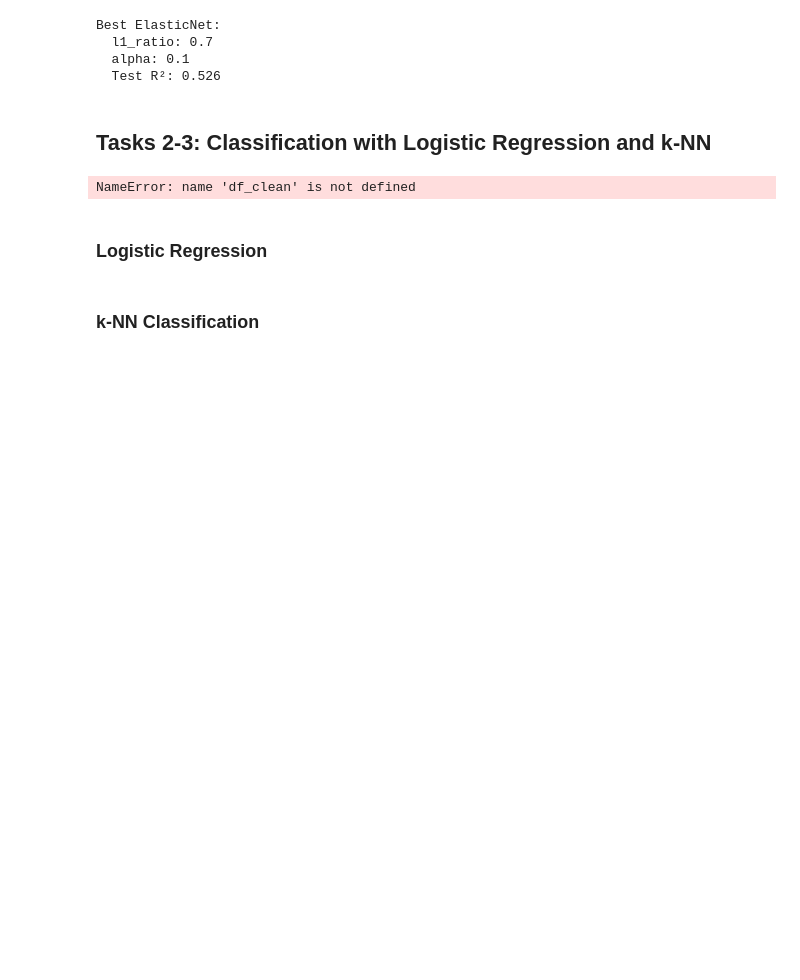
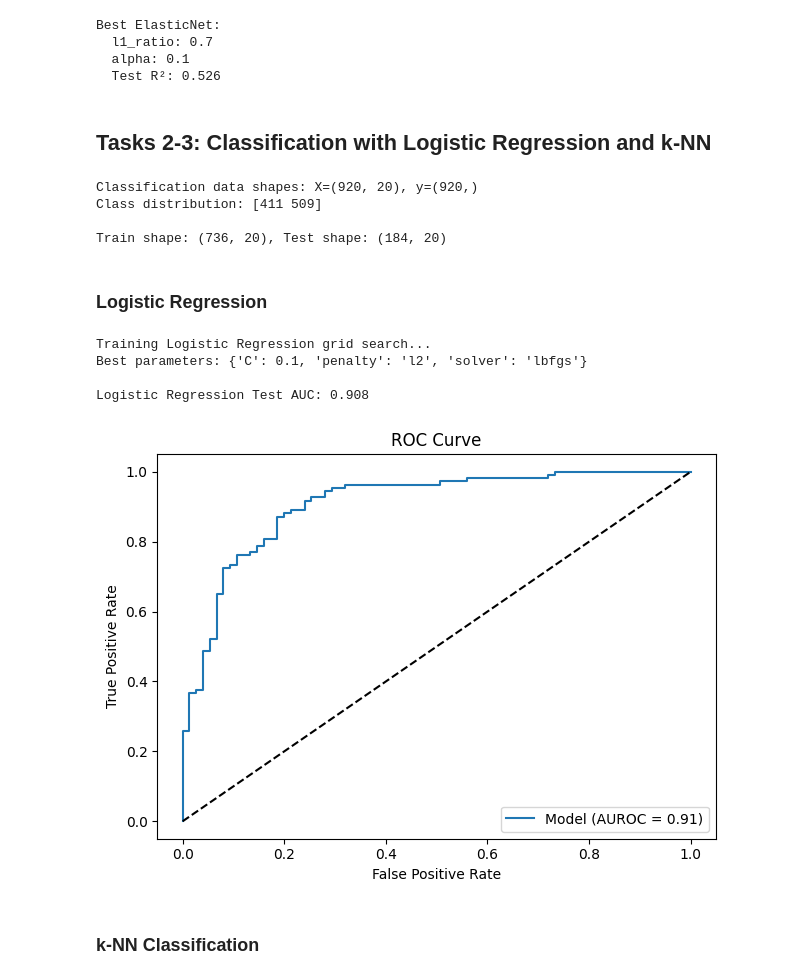
Before and after one commit to ml-binf-5507/assignment-2-supervised-learning-brendasoljic, a Jupyter notebook: notebooks/example_workflow.ipynb, the cells around one changed output. Saved outputs shown, nothing was run; the diff lists cells and outputs as text; code cells hidden in the pictures; blank space fills up the shorter version.

```diff
--- a/notebooks/example_workflow.ipynb
+++ b/notebooks/example_workflow.ipynb
@@ -110,6 +113,9 @@ Best ElasticNet:
 # %% [markdown]
 ## Tasks 2-3: Classification with Logistic Regression and k-NN
 # %%
+df = data_processing.load_heart_disease_data('../data/heart_disease_uci.csv')
+df_clean = data_processing.preprocess_data(df)
+
 # Prepare classification data
 X_clf, y_clf = data_processing.prepare_classification_data(df_clean, target='heart_disease')
 print(f"Classification data shapes: X={X_clf.shape}, y={y_clf.shape}")
@@ -121,28 +127,42 @@ X_train_clf, X_test_clf, y_train_clf, y_test_clf, scaler_clf = data_processing.s
 )
 print(f"\nTrain shape: {X_train_clf.shape}, Test shape: {X_test_clf.shape}")
 # %% [output]
-NameError: name 'df_clean' is not defined
+Classification data shapes: X=(920, 20), y=(920,)
+Class distribution: [411 509]
+
+Train shape: (736, 20), Test shape: (184, 20)
 # %% [markdown]
 ### Logistic Regression
 # %%
+from sklearn.metrics import roc_auc_score
+
 # Train logistic regression
 print("Training Logistic Regression grid search...")
 gs_lr = classification.train_logistic_regression_grid(X_train_clf, y_train_clf)
 print(f"Best parameters: {gs_lr.best_params_}")
 
 # Get best model
 lr_best = classification.get_best_logistic_regression(
     X_train_clf, y_train_clf, X_test_clf, y_test_clf
 )
-print(f"\nLogistic Regression Test AUC: {lr_best['test_auc']:.3f}")
 
-# Get probability predictions for curves
+# Predicted probabilities
 y_pred_lr = lr_best['model'].predict_proba(X_test_clf)[:, 1]
 
+# Compute test AUC manually
+lr_auc = roc_auc_score(y_test_clf, y_pred_lr)
+print(f"\nLogistic Regression Test AUC: {lr_auc:.3f}")
+
 # Plot AUROC curve
-fig_lr = evaluation.generate_auroc_curve(y_test_clf, y_pred_lr, label='Logistic Regression')
+fig_lr = evaluation.generate_auroc_curve(y_test_clf, y_pred_lr)
 plt.tight_layout()
 plt.show()
+# %% [output]
+Training Logistic Regression grid search...
+Best parameters: {'C': 0.1, 'penalty': 'l2', 'solver': 'lbfgs'}
+
+Logistic Regression Test AUC: 0.908
+[figure, added]
 # %% [markdown]
 ### k-NN Classification
 # %%
```
Also changed, not shown: parts of 3 cells of this notebook, 2 other files.
